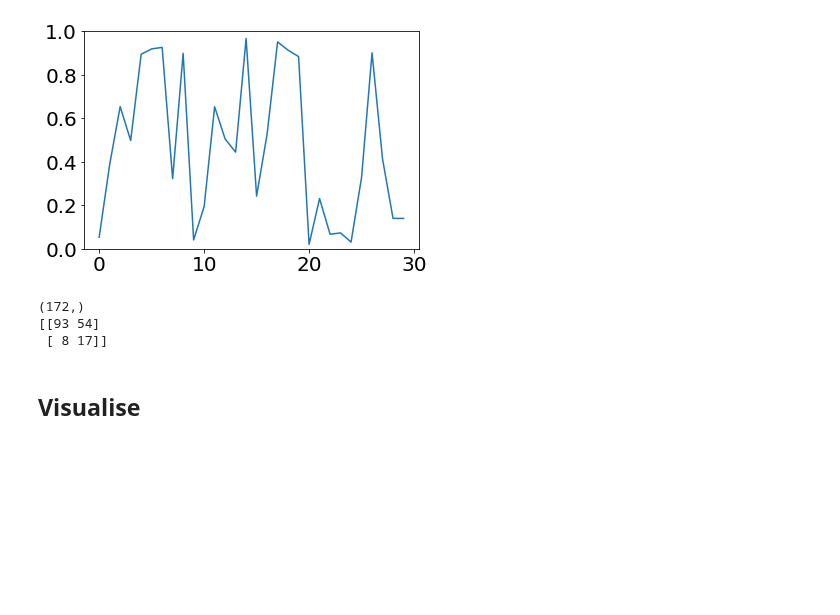
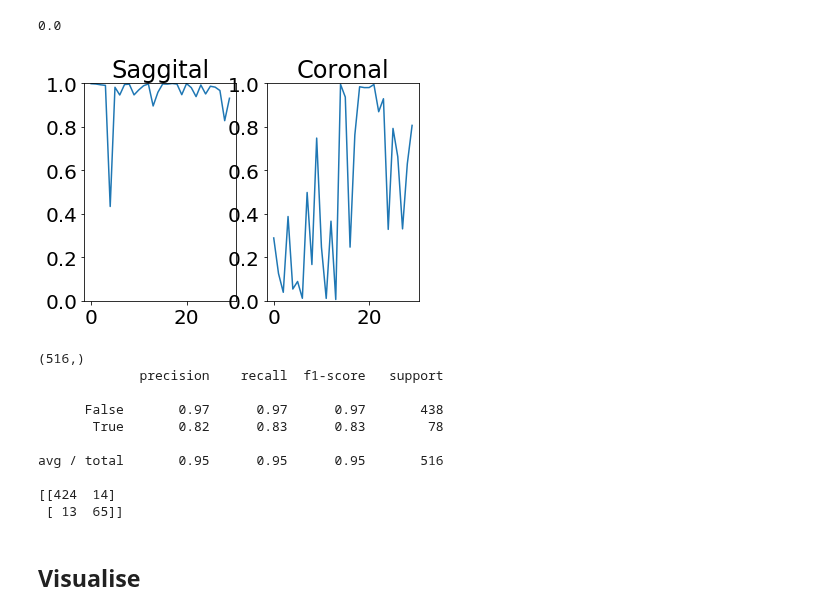
Before and after one commit to marksgraham/deep-qc, a Jupyter notebook: code/test_real_data.ipynb, the cells around one changed output. Cells and saved outputs as stored; diff of their text form; code cells hidden in the pictures; blank space fills up the shorter version.

```diff
--- a/code/test_real_data.ipynb
+++ b/code/test_real_data.ipynb
@@ -170,21 +172,22 @@ num_slices = 30
 validation_batch_size = 43
 num_validation_steps = X_test.shape[0]/validation_batch_size
 model_predictions_coronal = np.zeros((X_test.shape[0],num_slices))
-model_predictions_saggital = np.zeros((X_test.shape[0],num_slices))
+#model_predictions_saggital = np.zeros((X_test.shape[0],num_slices))
 y_test_fake = np.ones((X_test.shape[0]))
 
 for i in range(num_slices):
     #Coronal
-    X_test_slice = preprocess_data_coronal(X,base_slice = 30+2*i)
+    X_test_slice = preprocess_data_coronal(X[:,20:110,:,:],base_slice = 20+2*i)
     #Redefine validation generator to reset
     validation_data_for_testing = validation_generator.flow(X_test_slice,y_test_fake,batch_size=validation_batch_size,shuffle=False)
     model_predictions_coronal[:,i] = model_coronal.predict_generator(validation_data_for_testing,num_validation_steps)[:,1]
 
-    #saggital
-    X_test_slice = preprocess_data_saggital(X,base_slice = 35+2*i)
-    #Redefine validation generator to reset
-    validation_data_for_testing = validation_generator.flow(X_test_slice,y_test_fake,batch_size=validation_batch_size,shuffle=False)
-    model_predictions_saggital[:,i] = model_saggital.predict_generator(validation_data_for_testing,num_validation_steps)[:,1]
+#     #saggital
+#     X_test_slice = preprocess_data_saggital(X,base_slice = 35+2*i)
+#     #Redefine validation generator to reset
+#     validation_data_for_testing = validation_generator.flow(X_test_slice,y_test_fake,batch_size=validation_batch_size,shuffle=False)
+#     model_predictions_saggital[:,i] = model_saggital.predict_generator(validation_data_for_testing,num_validation_steps)[:,1]
+
     print('Slices complete:',i)
 # %% [output]
 Slices complete: 0
@@ -193,31 +210,57 @@ KeyboardInterrupt:
 # %%
-plt.plot(model_predictions_saggital[151,:])
+#pos_indices = np.where(y==0)[0]
+pos_indices = ind_false_pos
+index=24
+index2 = pos_indices[index]
+plt.subplot(1,2,1)
+plt.plot(model_predictions_saggital[index2,:])
 plt.ylim(0,1)
-y_pred_coronal = (np.sum(model_predictions_coronal>0.5,axis=1) > 1)
-y_pred_saggital = (np.sum(model_predictions_saggital>0.5,axis=1) > 3)
+plt.title('Saggital')
+
+plt.subplot(1,2,2)
+plt.plot(model_predictions_coronal[index2,:])
+plt.ylim(0,1)
+plt.title('Coronal')
+
+print(y[index2])
+# y_pred_coronal = (np.sum(model_predictions_coronal>0.5,axis=1) > 1)
+# y_pred_saggital = (np.sum(model_predictions_saggital>0.5,axis=1) > 3)
 
 
-predictions_combined = np.concatenate((model_predictions_coronal,model_predictions_saggital),axis=1)
-np.save('misc_files/predictions_combined_real_data',predictions_combined)
+
+# np.save('misc_files/predictions_combined_real_data',predictions_combined)
 # %% [output]
+0.0
-[figure, old version]
+[figure, new version]
 # %%
-from sklearn.externals import joblib
-svm_classifier = joblib.load('misc_files/svm_classifier.pkl')
-rf_classifier = joblib.load('misc_files/rf_classifier.pkl')
+#from sklearn.externals import joblib
+#svm_classifier = joblib.load('misc_files/svm_classifier.pkl')
+#rf_classifier = joblib.load('misc_files/rf_classifier.pkl')
 
-y_pred_svm = svm_classifier.predict(predictions_combined)
-y_pred_rf = rf_classifier.predict(predictions_combined)
-y_pred = np.mean(predictions_combined,axis=1) > 0.5
+#y_pred_svm = svm_classifier.predict(predictions_combined)
+#y_pred_rf = rf_classifier.predict(predictions_combined)
+#predictions_combined = np.concatenate((model_predictions_coronal,model_predictions_saggital),axis=1)
+predictions_combined = model_predictions_saggital
 
-y = np.load('../data/real/dwi/y_manual.npy')
+y_pred = np.mean(predictions_combined,axis=1) > 0.9
+y_pred *= np.mean(model_predictions_coronal,axis=1) > 0.7
+
+#y = np.load('../data/real/dwi/y_manual.npy')
 
 print(y.shape)
-print(confusion_matrix((y==2),y_pred))
+print(classification_report((y!=0),y_pred))
+print(confusion_matrix((y!=0),y_pred))
 # %% [output]
-(172,)
-[[93 54]
- [ 8 17]]
+(516,)
+             precision    recall  f1-score   support
+
+      False       0.97      0.97      0.97       438
+       True       0.82      0.83      0.83        78
+
+avg / total       0.95      0.95      0.95       516
+
+[[424  14]
+ [ 13  65]]
 # %% [markdown]
 ## Visualise
 # %%
```
Also changed, not shown: parts of 7 cells of this notebook.
